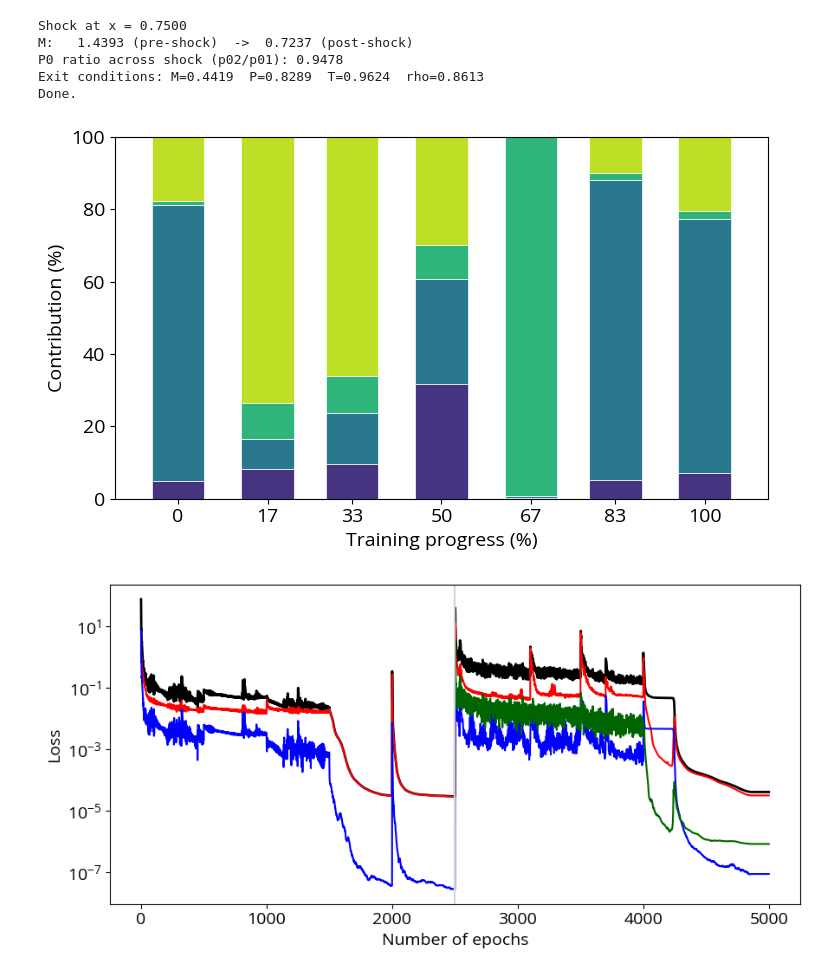
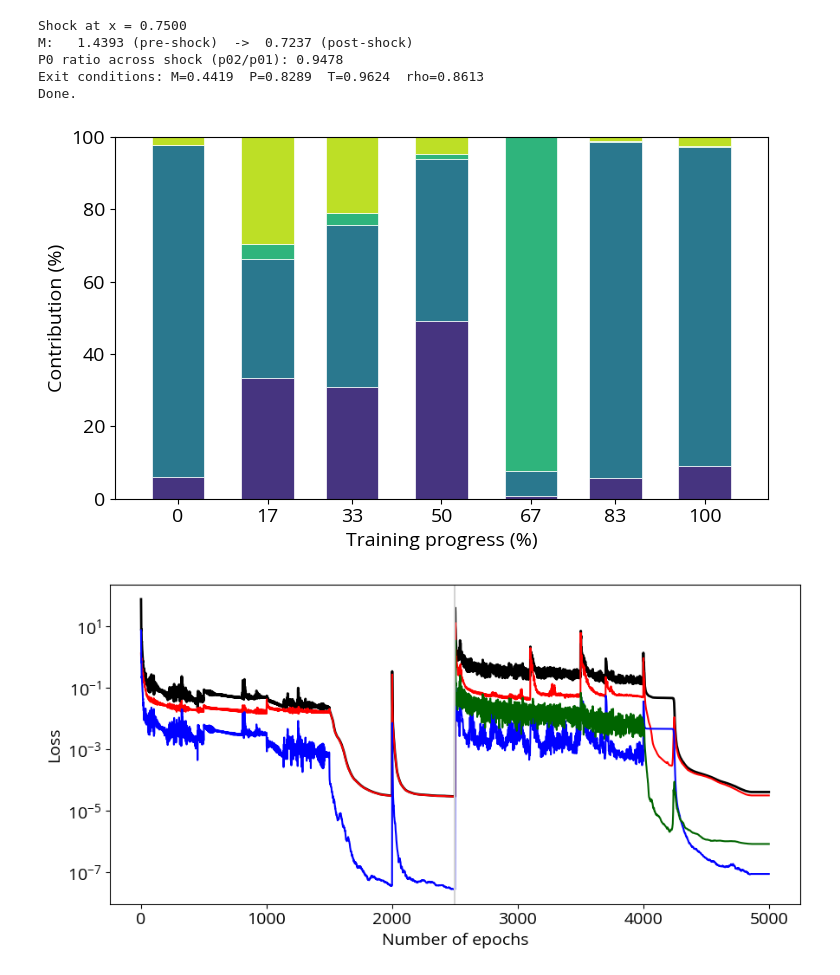
Before and after one commit to Lofty-Brambles/qsnippets, a Jupyter notebook: napc/unsteady_fb_add_pinn.ipynb, the cells around one changed output. Saved outputs shown, nothing was run; the diff lists cells and outputs as text; code cells hidden in the pictures.

```diff
--- a/napc/unsteady_fb_add_pinn.ipynb
+++ b/napc/unsteady_fb_add_pinn.ipynb
@@ -1229,8 +1229,8 @@ if h.ndim != 2 or h.shape[1] < 6:
 # Weighted terms used in the optimized objective.
 pde_L_term = h[:, 1]
 pde_R_term = h[:, 2]
-bc_term = DUAL_NET_BC_WEIGHT * (h[:, 3] + h[:, 4])
-interface_term = DUAL_NET_INTERFACE_WEIGHT * h[:, 5]
+bc_term = (h[:, 3] + h[:, 4])
+interface_term = h[:, 5]
 
 stack_raw = np.vstack([pde_L_term, pde_R_term, bc_term, interface_term]).T
 stack_raw = np.clip(stack_raw, 0.0, None)
@@ -1251,34 +1251,34 @@ bottom = np.zeros(len(checkpoints), dtype=float)
 
 for j in range(bars.shape[1]):
     ax.bar(
         checkpoints,
         bars[:, j],
         bottom=bottom,
         width=width,
         color=colors[j],
         edgecolor="white",
         linewidth=0.5,
         label=labels[j],
     )
     bottom += bars[:, j]
 
 ax.set_xlim(-12, 112)
 ax.set_ylim(0, 100)
 ax.set_xticks(checkpoints)
 
 ax.tick_params(axis="x", labelsize=14)
 ax.tick_params(axis="y", labelsize=14)
 ax.set_xlabel("Training progress (%)", fontsize=14)
 ax.set_ylabel("Contribution (%)", fontsize=14)
 
 # ax.set_title("Split PINN (Dual Network): Loss Composition (%)", fontsize=16)
 # ax.grid(True, axis="y", alpha=0.25)
 # ax.legend(loc="upper right", fontsize=11)
 plt.tight_layout()
 plt.savefig("saved_figures/dual_net_loss_composition.svg", bbox_inches="tight")
 plt.show()
 # %% [output]
-[figure, old version]
+[figure, new version]
 # %%
 # Combined loss history (reference-style): shock-detector + dual-net phases.
 # total, color="black"
```
Also changed, not shown: parts of 11 cells of this notebook, 12 other files.
